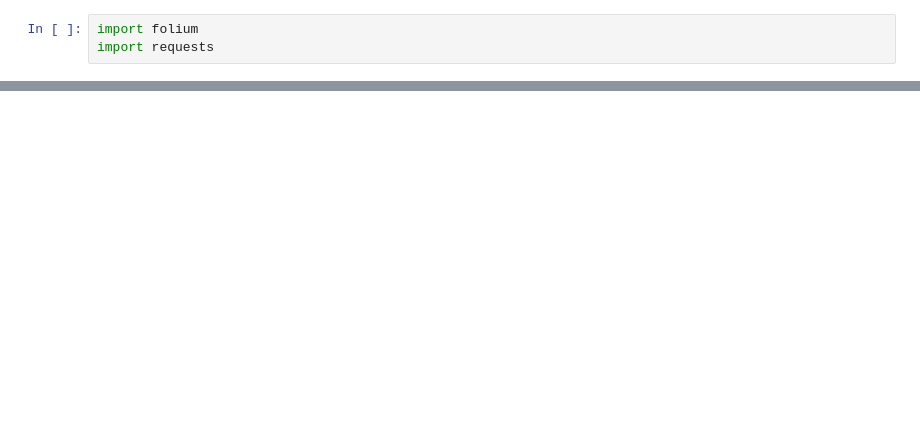
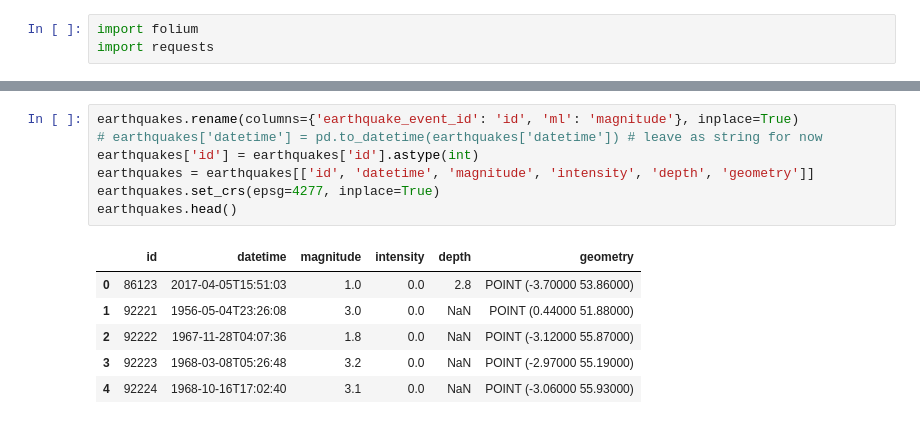
Before and after one commit to BritishGeologicalSurvey/BGS-API-Documentation, a Jupyter notebook: notebooks/cql-demo.ipynb, the cells around one changed output, grey strips where cells are left out. Drawn from its saved outputs; the diff is of its cells as text; blank space fills up the shorter version.

```diff
--- a/notebooks/cql-demo.ipynb
+++ b/notebooks/cql-demo.ipynb
@@ -26,0 +92,14 @@ m
+# %%
+earthquakes.rename(columns={'earthquake_event_id': 'id', 'ml': 'magnitude'}, inplace=True)
+# earthquakes['datetime'] = pd.to_datetime(earthquakes['datetime']) # leave as string for now
+earthquakes['id'] = earthquakes['id'].astype(int)
+earthquakes = earthquakes[['id', 'datetime', 'magnitude', 'intensity', 'depth', 'geometry']]
+earthquakes.set_crs(epsg=4277, inplace=True)
+earthquakes.head()
+# %% [output]
+|  | id | datetime | magnitude | intensity | depth | geometry |
+| 0 | 86123 | 2017-04-05T15:51:03 | 1.0 | 0.0 | 2.8 | POINT (-3.70000 53.86000) |
+| 1 | 92221 | 1956-05-04T23:26:08 | 3.0 | 0.0 | NaN | POINT (0.44000 51.88000) |
+| 2 | 92222 | 1967-11-28T04:07:36 | 1.8 | 0.0 | NaN | POINT (-3.12000 55.87000) |
+| 3 | 92223 | 1968-03-08T05:26:48 | 3.2 | 0.0 | NaN | POINT (-2.97000 55.19000) |
+| 4 | 92224 | 1968-10-16T17:02:40 | 3.1 | 0.0 | NaN | POINT (-3.06000 55.93000) |
```
Also changed, not shown: parts of 23 cells of this notebook.
